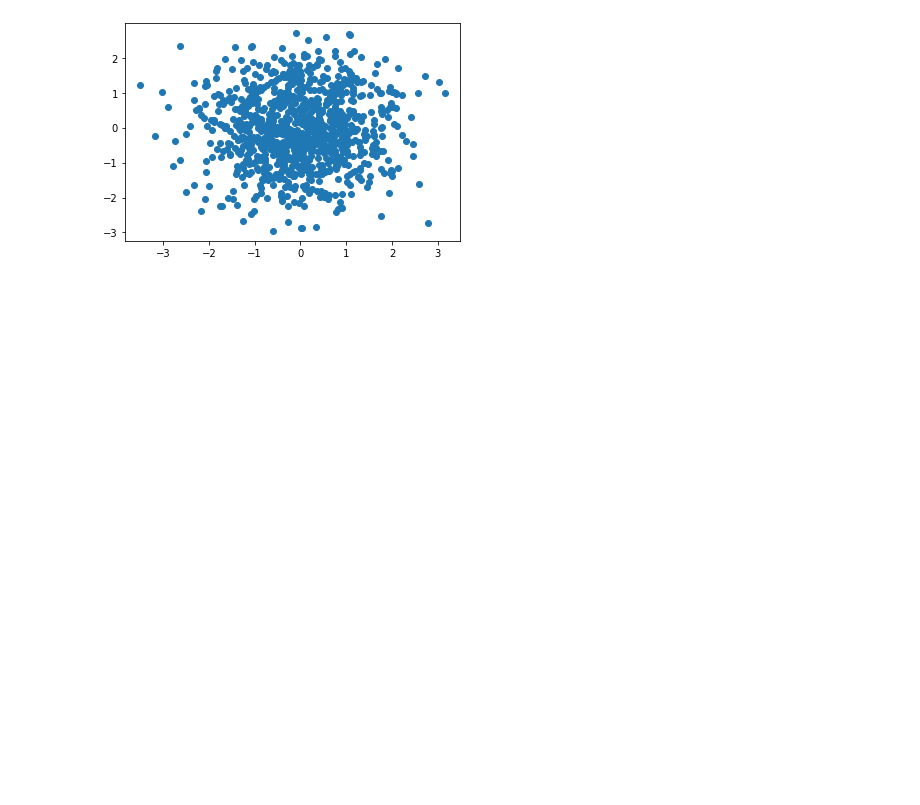
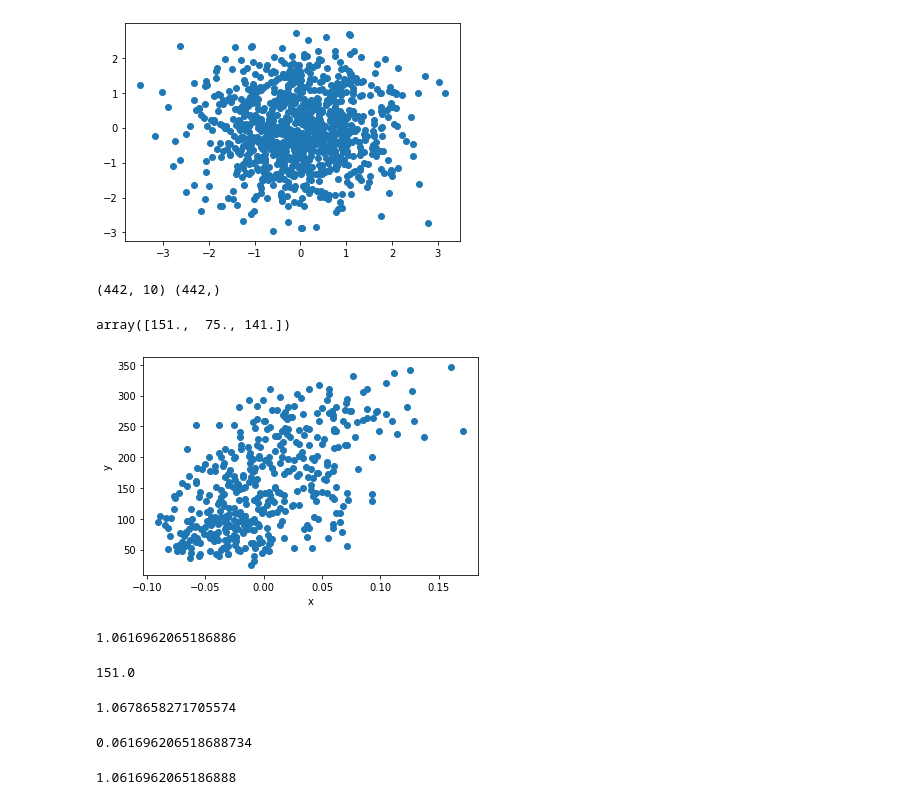
Before and after one commit to kimkim1029/Esther-Hahyeon-Kim, a Jupyter notebook: data_dl_01.ipynb, the cells around one changed output. Drawn from its saved outputs; the diff is of its cells as text; code cells hidden in the pictures; blank space fills up the shorter version.

```diff
--- a/data_dl_01.ipynb
+++ b/data_dl_01.ipynb
@@ -41,3 +41,47 @@ plt.show()
 
 from sklearn.datasets import load_diabetes
 diabetes = load_diabetes()
+print(diabetes.data.shape, diabetes.target.shape)
+diabetes.data[0:3]
+diabetes.target[:3]
+# %% [output]
+(442, 10) (442,)
+array([151.,  75., 141.])
+# %%
+import matplotlib.pyplot as plt
+plt.scatter(diabetes.data[:,2], diabetes.target)
+plt.xlabel('x')
+plt.ylabel('y')
+plt.show()
+
+x = diabetes.data[:,2]
+y = diabetes.target
+# %% [output]
+[figure, added]
+# %%
+w = 1.0
+b = 1.0
+y_hat = x[0]*w + b
+print(y_hat)
+# %% [output]
+1.0616962065186886
+# %%
+print(y[0])
+# %% [output]
+151.0
+# %%
+w_inc = w + 0.1
+y_hat_inc = x[0]*w_inc + b
+print(y_hat_inc)
+# %% [output]
+1.0678658271705574
+# %%
+w_rate = (y_hat_inc - y_hat)/(w_inc - w)
+print(w_rate)
+# %% [output]
+0.061696206518688734
+# %%
+w_new = w + w_rate
+print(w_new)
+# %% [output]
+1.0616962065186888
```
Also changed, not shown: parts of 8 cells of this notebook.
